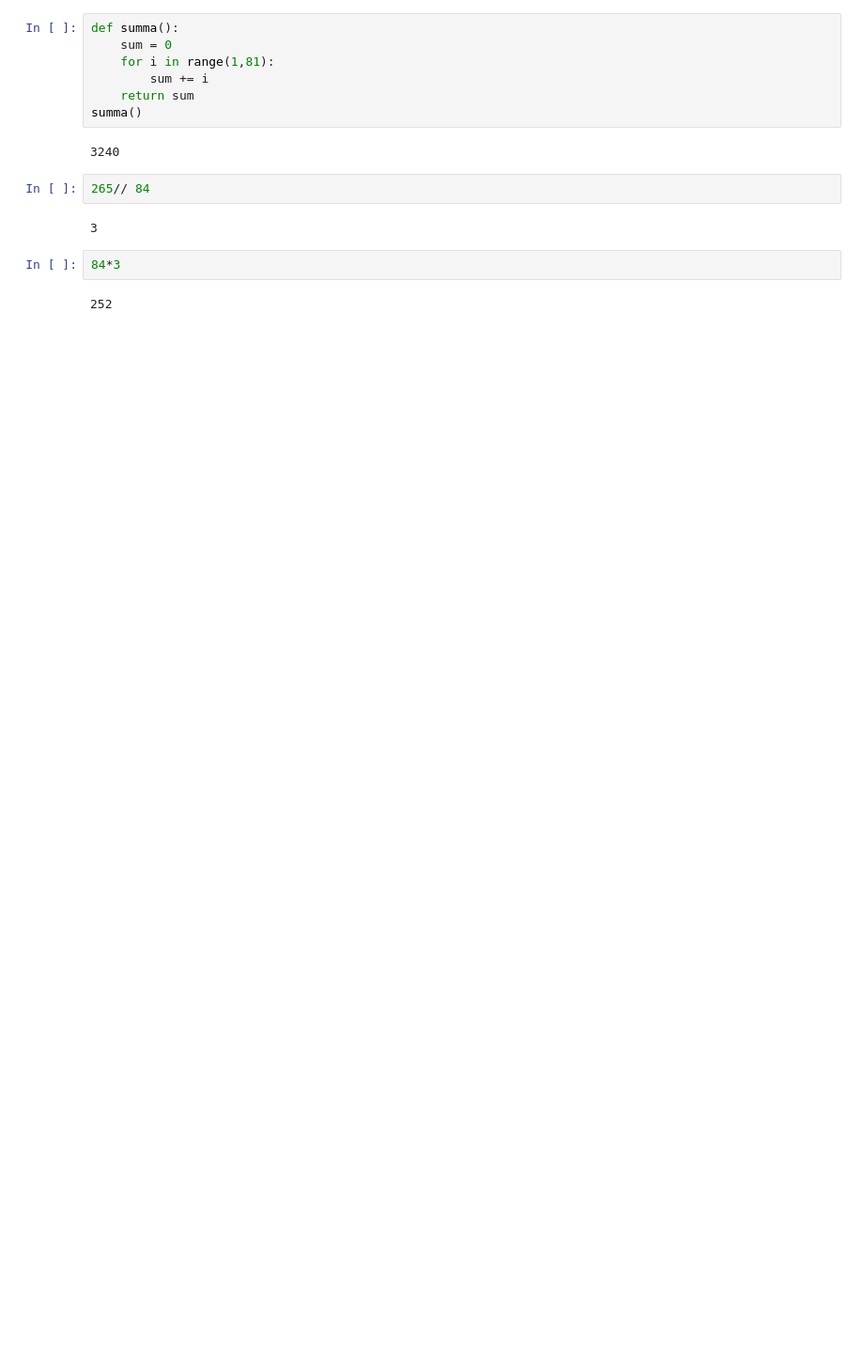
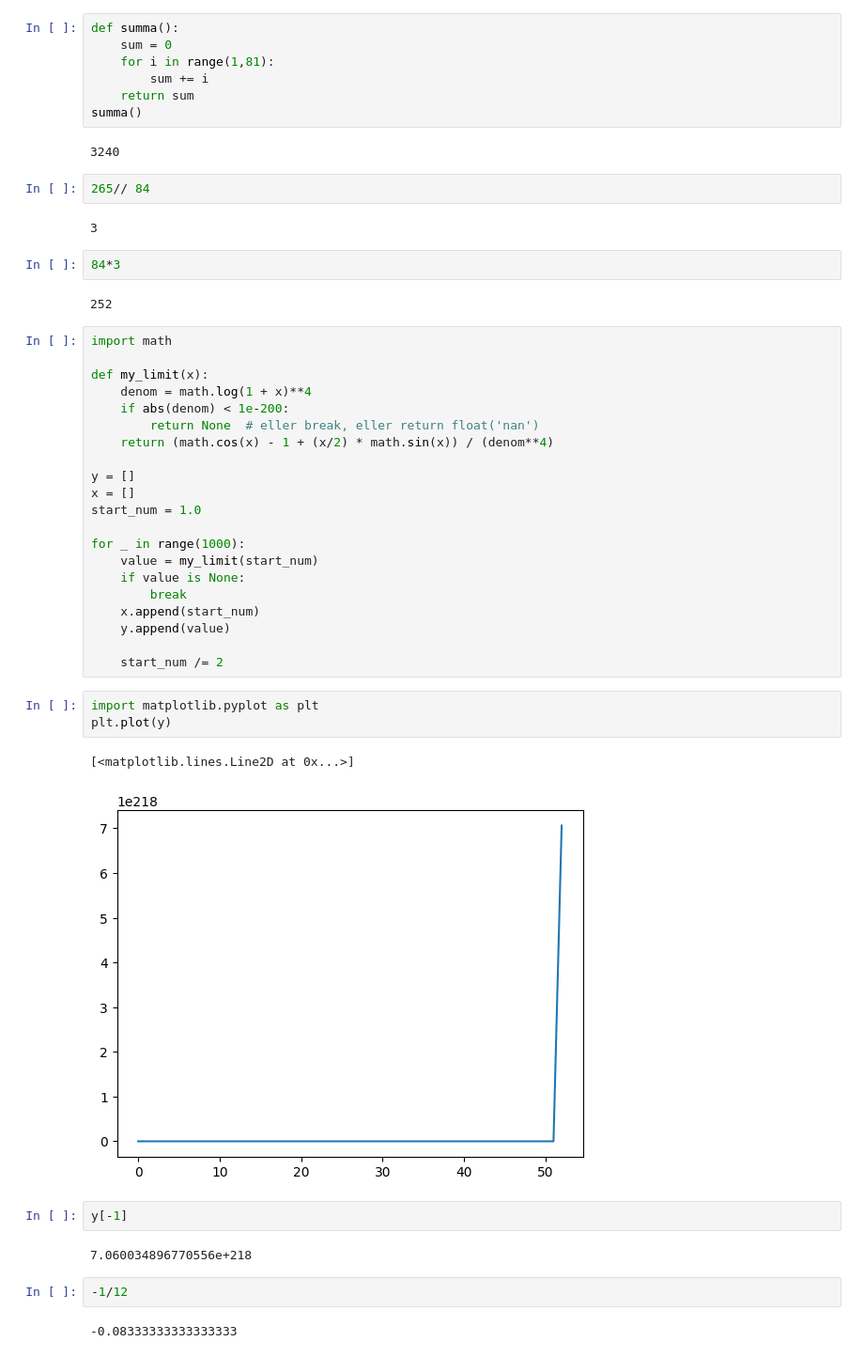
Before and after one commit to jacobrak/diktomiska, a Jupyter notebook: diktomiska.ipynb, the cells around one changed output. Shown: that part at 94% size. Drawn from its saved outputs; the diff is of its cells as text; blank space fills up the shorter version.

```diff
--- a/diktomiska.ipynb
+++ b/diktomiska.ipynb
@@ -86,3 +86,38 @@ summa()
 84*3
 # %% [output]
 252
+# %%
+import math
+
+def my_limit(x):
+    denom = math.log(1 + x)**4
+    if abs(denom) < 1e-200:
+        return None  # eller break, eller return float('nan')
+    return (math.cos(x) - 1 + (x/2) * math.sin(x)) / (denom**4)
+
+y = []
+x = []
+start_num = 1.0
+
+for _ in range(1000):
+    value = my_limit(start_num)
+    if value is None:
+        break
+    x.append(start_num)
+    y.append(value)
+
+    start_num /= 2
+# %%
+import matplotlib.pyplot as plt
+plt.plot(y)
+# %% [output]
+[<matplotlib.lines.Line2D at 0x...>]
+[figure, added]
+# %%
+y[-1]
+# %% [output]
+7.060034896770556e+218
+# %%
+-1/12
+# %% [output]
+-0.08333333333333333
```
Also changed, not shown: parts of 3 cells of this notebook.
